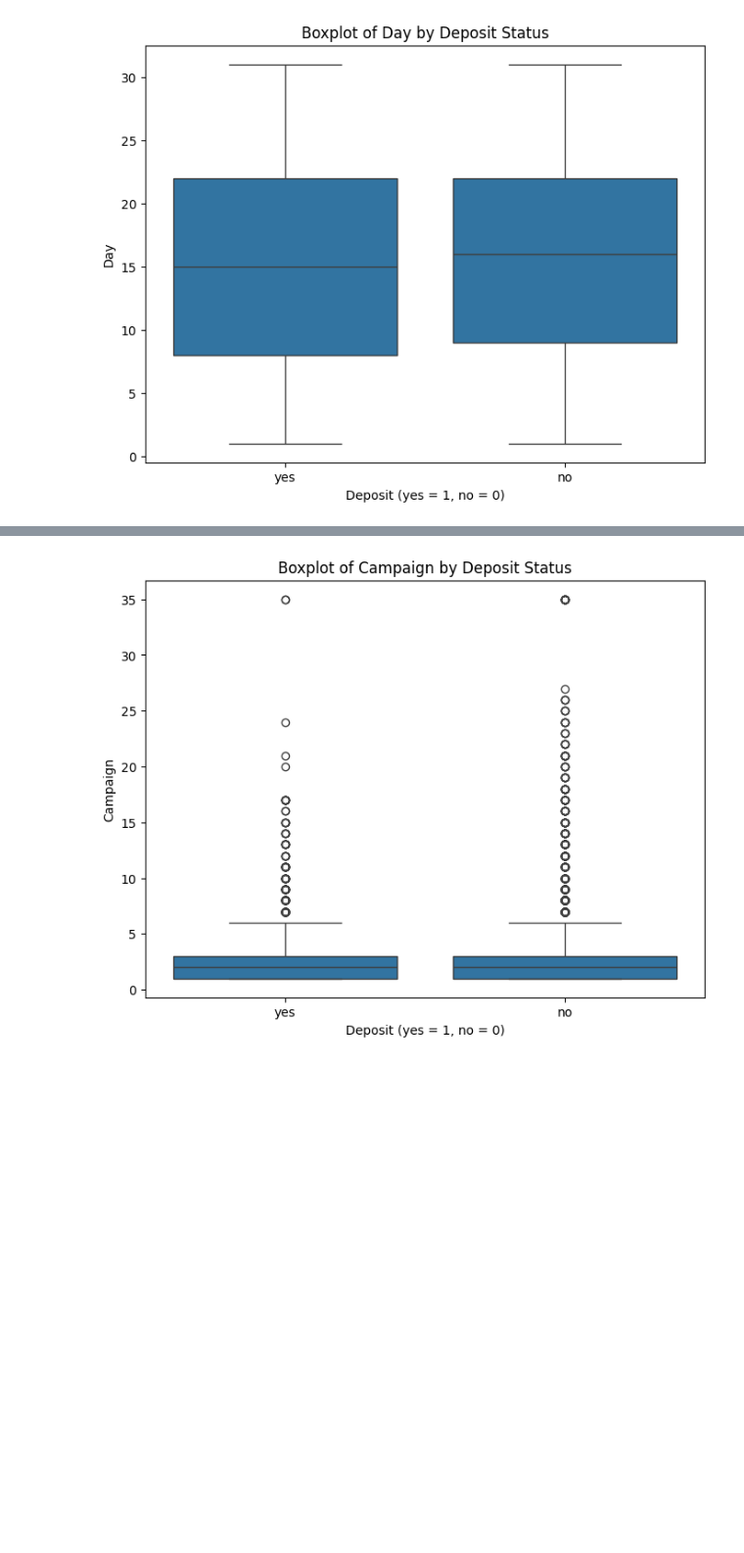
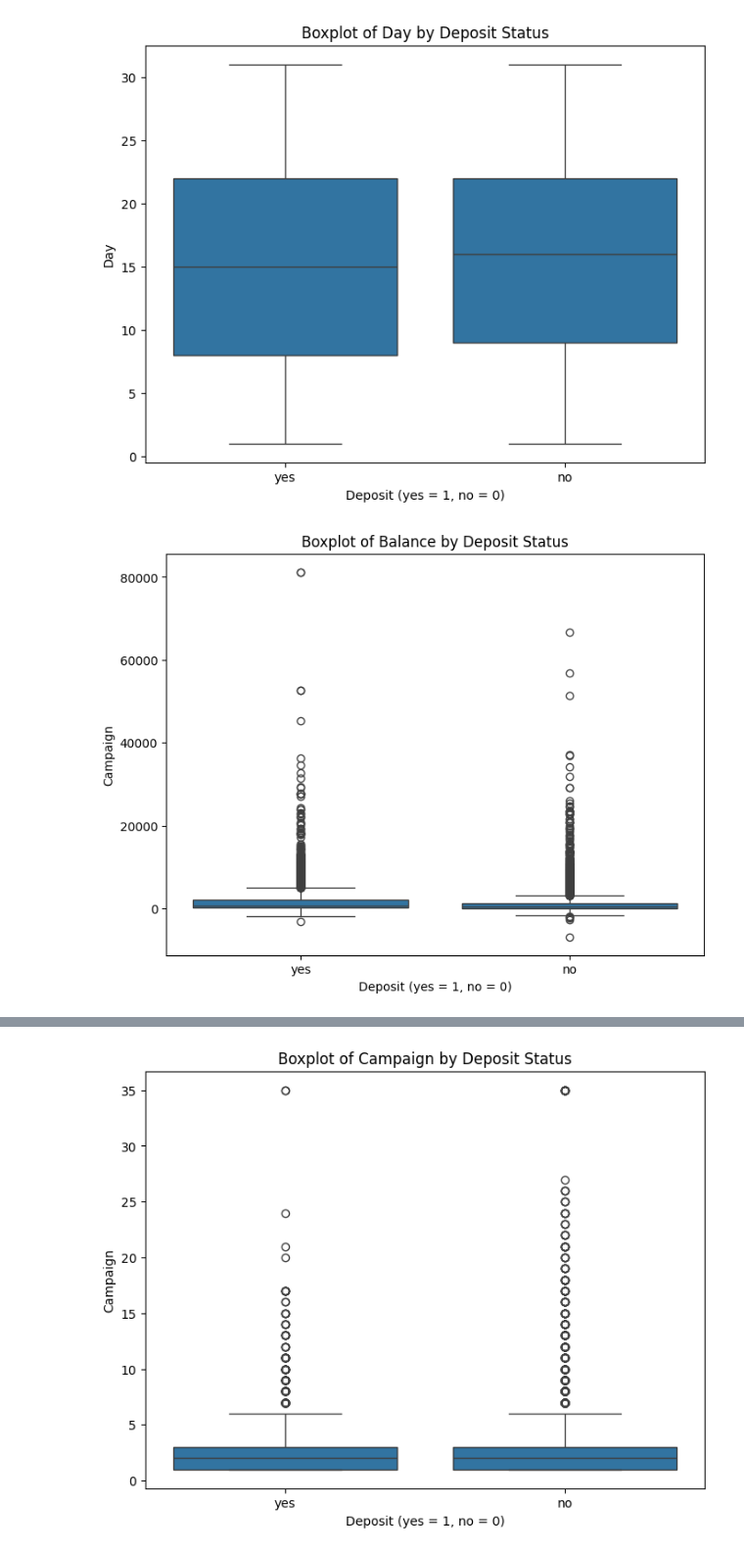
Before and after one commit to TuyetMay/Bank, a Jupyter notebook: FDA_Final Project.ipynb, the cells around one changed output, grey strips where cells are left out. Shown at 98% size. Cells and saved outputs as stored; diff of their text form; code cells hidden in the pictures; blank space fills up the shorter version.

```diff
--- a/FDA_Final Project.ipynb
+++ b/FDA_Final Project.ipynb
@@ -911,3 +913,18 @@ plt.ylabel('Day')
 plt.show()
 # %% [output]
 [figure]
+# %%
+import matplotlib.pyplot as plt
+import seaborn as sns
+
+# Vẽ boxplot giữa tuổi và deposit
+plt.figure(figsize=(8, 6))
+sns.boxplot(x='deposit', y='balance', data=df)
+
+# Thêm tiêu đề và nhãn trục
+plt.title('Boxplot of Balance by Deposit Status')
+plt.xlabel('Deposit (yes = 1, no = 0)')
+plt.ylabel('Campaign')
+plt.show()
+# %% [output]
+[figure, added]
```
Also changed, not shown: parts of 9 cells of this notebook.
